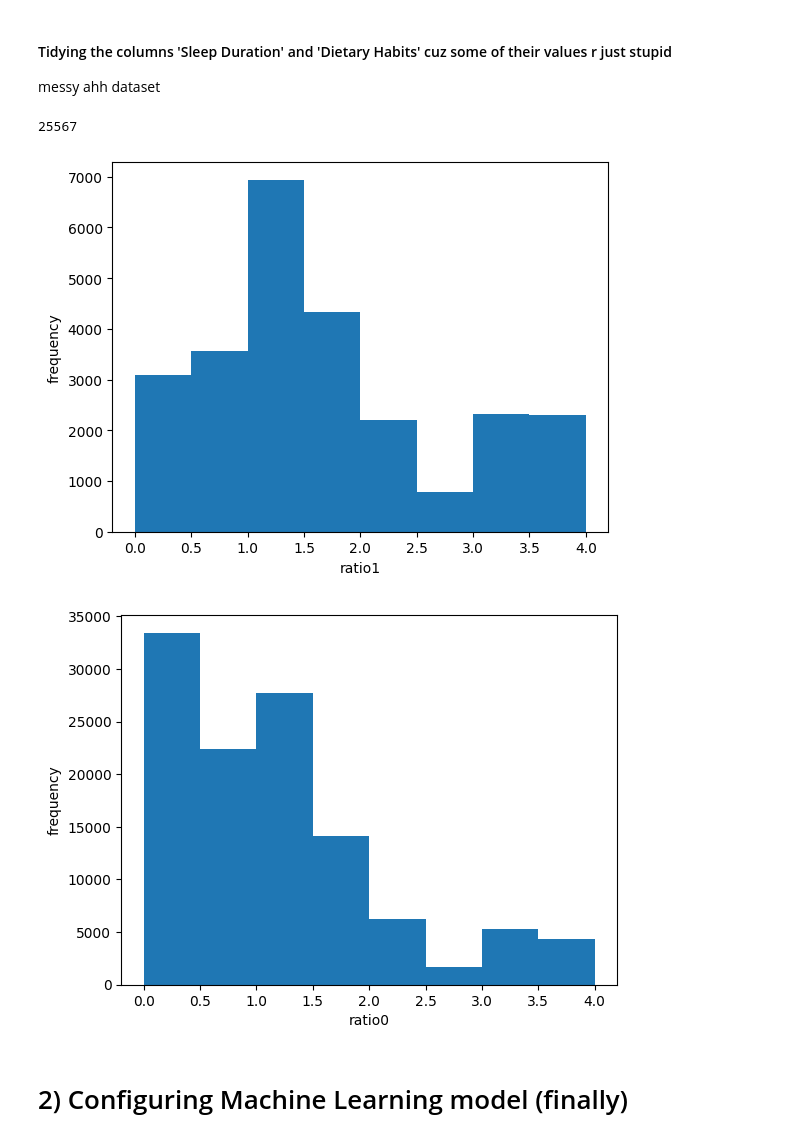
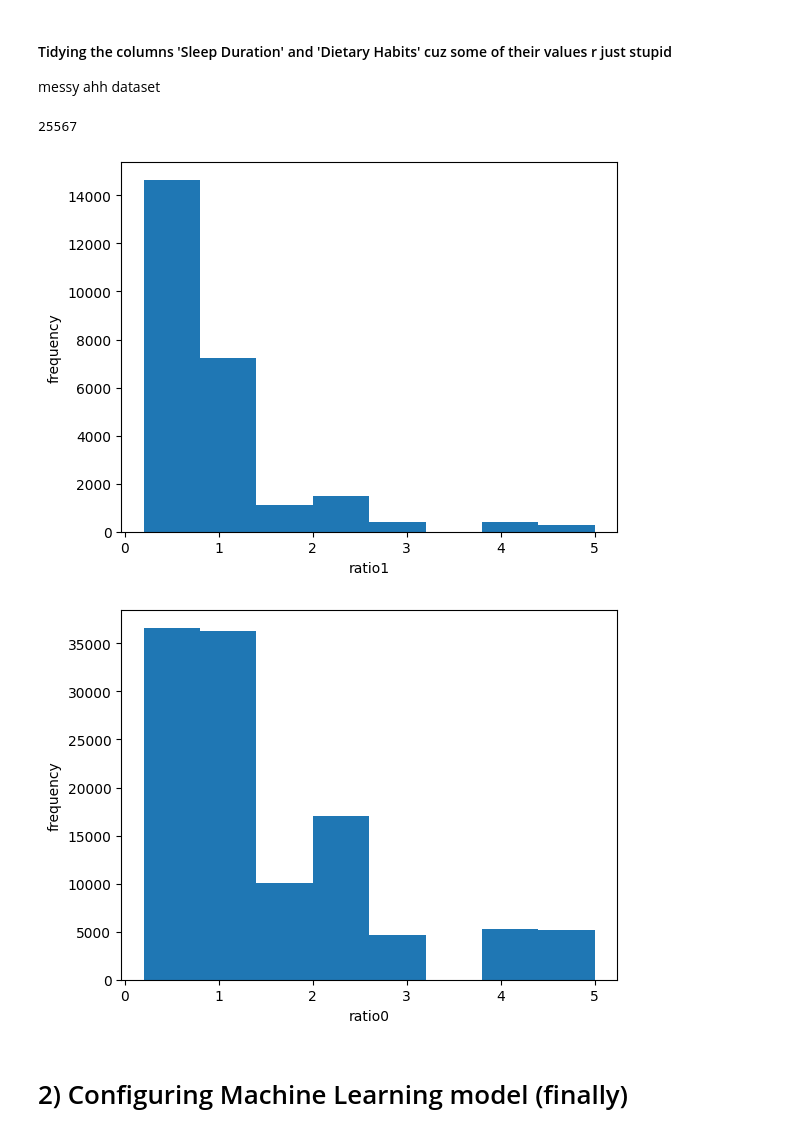
Before and after one commit to milkbottledude/Kaggle-Depressed_Machine_Learning, a Jupyter notebook: depressed-machine-learning.ipynb, the cells around one changed output. Saved outputs shown, nothing was run; the diff lists cells and outputs as text; code cells hidden in the pictures.

Commit message:
Version24: feature engineered columns 'financiallyjustified' and 'financiallynotjustified', details in README Chapt 2 Version24

```diff
--- a/depressed-machine-learning.ipynb
+++ b/depressed-machine-learning.ipynb
@@ -229,39 +229,47 @@ both_datasets = both_datasets.drop(['City'], axis=1)
 both_datasets = pd.get_dummies(both_datasets)
 
 #Version 22, feature engineering 'satisfaction_per_financialstress' Edit: realised this variable has a positive coefficient meaning as this value goes up, the greater the model thinks one has depression, which should not be the case so ill '#' the following line of code.
-# both_datasets['satisfaction_per_financialstress'] = both_datasets['Career Satisfaction']/both_datasets['Financial Stress']
+both_datasets['satisfaction_per_financialstress'] = both_datasets['Career Satisfaction']/both_datasets['Financial Stress']
 
 #Version 23, feature engineering 'CareerHours_to_Sleep' Edit: thinking of removing this as it has a negative correlation, which makes no sense as a high work hour to sleep hour ratio should be bad for a person. oh wait but maybe a certain range is good but a ratio thats too high or too low is bad. THIS COLUMN CAN BE THE START OF QUANTIFYING WORK-LIFE BALANCE omg eureka moment. print out the row and print a distribution, print the depression or not row as well to see whats the sweet spot for the ratio, see the max few rat
 both_datasets['CareerHours_to_Sleep'] = both_datasets['Work/Study Hours']/both_datasets['Sleep Duration']
 
 # splitting both_datasets to get back train_data and test_data
 train_data = both_datasets.iloc[:len(train_data)].copy()
 test_data = both_datasets.iloc[len(train_data):].copy()
 
 # Version 23: seeing the distribution of the 'CareerHours_to_Sleep' values in the train_data for both rows with and without depression
 # this is to try and see what kind of ratios are most common in people with depression and without
 train_depressed = train_data[train_data['Depression'] == 1] # with depression
 print(len(train_depressed))
-ratio1 = train_depressed['CareerHours_to_Sleep']
+ratio1 = train_depressed['satisfaction_per_financialstress']
 ratio1 = np.array(ratio1)
 pyplot.hist(ratio1, bins=8)
 pyplot.xlabel('ratio1')
 pyplot.ylabel('frequency')
 pyplot.show()
 
 train_notdepressed = train_data[train_data['Depression'] == 0]
-ratio0 = train_notdepressed['CareerHours_to_Sleep']
+ratio0 = train_notdepressed['satisfaction_per_financialstress']
 ratio0 = np.array(ratio0)
 pyplot.hist(ratio0, bins=8)
 pyplot.xlabel('ratio0')
 pyplot.ylabel('frequency')
 pyplot.show()
 
-# it is with sadness that i announce the removal of my homie, column 'CareerHours_to_Sleep', from the dataset
+# converting 'satisfaction_per_financialstress' into columns 'financiallyjustified' and 'financiallynotjustified'.
+train_data['financiallyjustified'] = train_data['satisfaction_per_financialstress'] >= 1
+train_data['financiallynotjustified'] = train_data['satisfaction_per_financialstress'] < 1
+test_data['financiallyjustified'] = test_data['satisfaction_per_financialstress'] >= 1
+test_data['financiallynotjustified'] = test_data['satisfaction_per_financialstress'] < 1
+
+# it is with sadness that i announce the removal of my homie, column 'CareerHours_to_Sleep', from the dataset. And satisfaction_per_financialstress too, i dont need u no more
+train_data = train_data.drop(['CareerHours_to_Sleep','satisfaction_per_financialstress'], axis=1)
+test_data = test_data.drop(['CareerHours_to_Sleep', 'satisfaction_per_financialstress'], axis=1)
 # %% [output]
 25567
-[figure, old version]
+[figure, new version]
-[figure, old version]
+[figure, new version]
 # %% [markdown]
 # 2) Configuring Machine Learning model (finally)
 # %%
```
Also changed, not shown: parts of 2 cells of this notebook.
